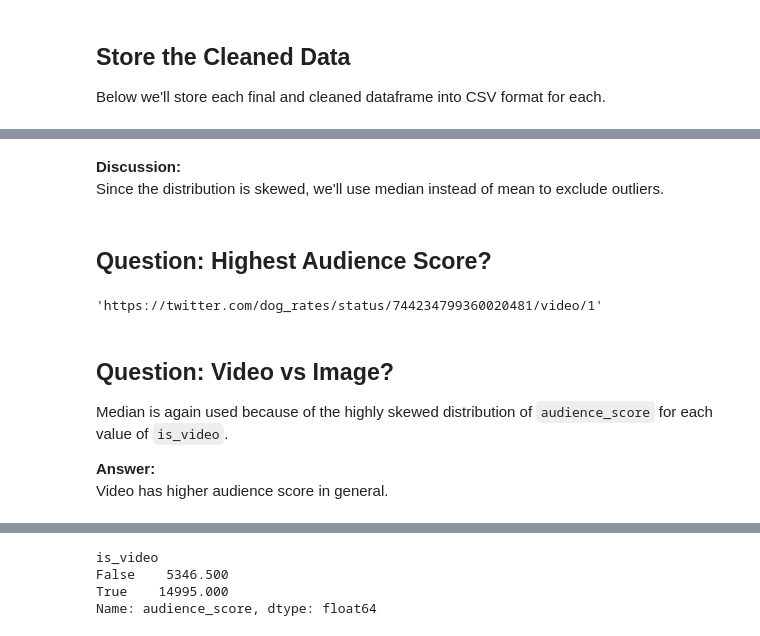
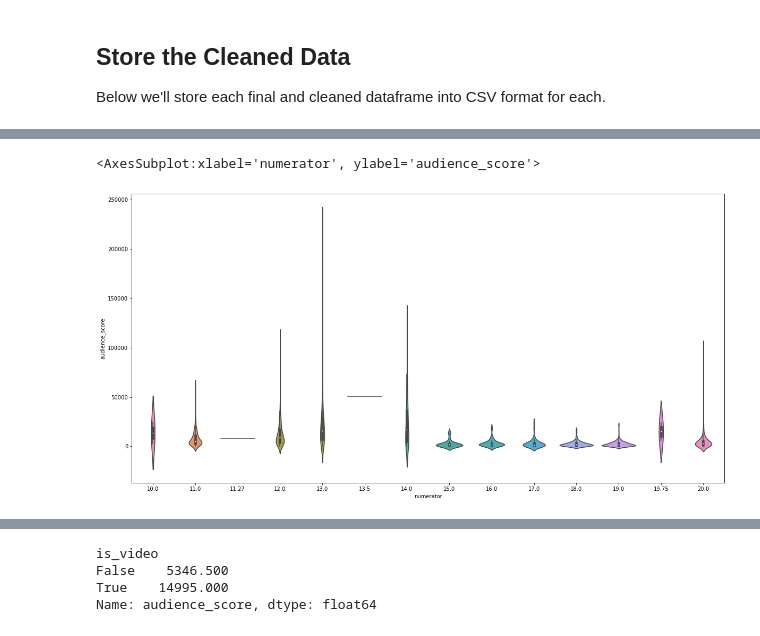
Before and after one commit to fletchersarip93/twitter-data-wrangling, a Jupyter notebook: wrangle_act.ipynb, the cells around one changed output, grey strips where cells are left out. Drawn from its saved outputs; the diff is of its cells as text; code cells hidden in the pictures.

```diff
--- a/wrangle_act.ipynb
+++ b/wrangle_act.ipynb
@@ -2005,15 +1766,0 @@ for i, stage in enumerate(dog_stages_cols, start=1):
-# %% [markdown]
-**Discussion:**
-Since the distribution is skewed, we'll use median instead of mean to exclude outliers.
-# %% [markdown]
-## Question: Highest Audience Score?
-# %%
-twitter_df.iloc[twitter_df.audience_score.argmax()].expanded_urls
-# %% [output]
-'https://twitter.com/dog_rates/status/744234799360020481/video/1'
-# %% [markdown]
-## Question: Video vs Image?
-Median is again used because of the highly skewed distribution of `audience_score` for each value of `is_video`.
-
-**Answer:**
-Video has higher audience score in general.
@@ -2021,0 +1767,7 @@ twitter_df['is_video'] = twitter_df.expanded_urls.str.contains('video')
+# %%
+aud_score_dog_rating.numerator = aud_score_dog_rating.numerator.astype('category')
+plt.figure(figsize=(20,10))
+sb.violinplot(data=aud_score_dog_rating, x='numerator', y='audience_score')
+# %% [output]
+<AxesSubplot:xlabel='numerator', ylabel='audience_score'>
+[figure, added]
```
Also changed, not shown: parts of 93 cells of this notebook.
